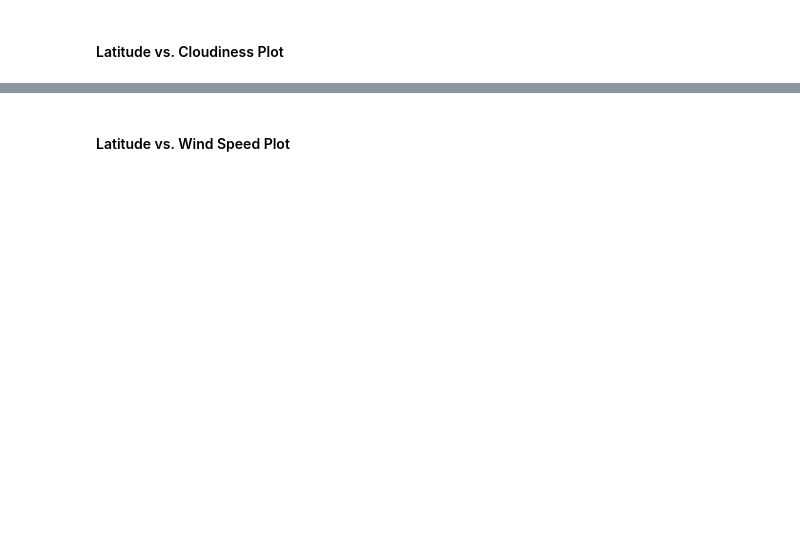
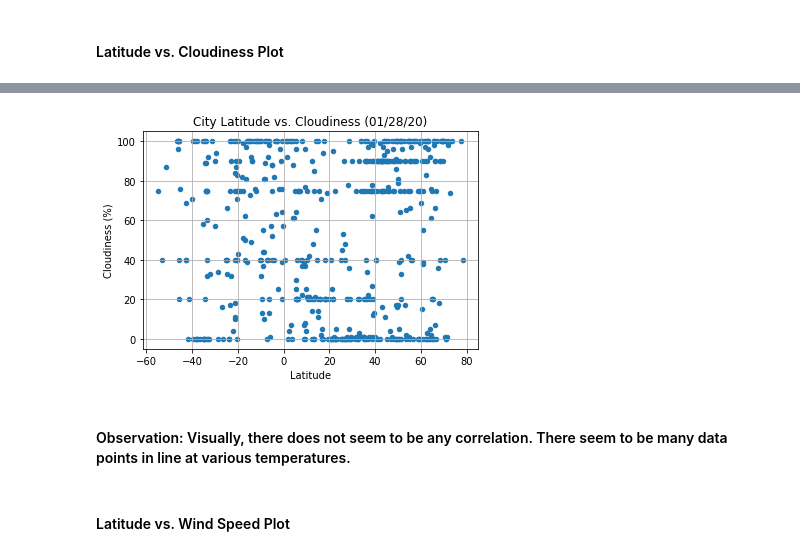
Before and after one commit to arosner92/python-api-challenge, a Jupyter notebook: WeatherPy/WeatherPy.ipynb, the cells around one changed output, grey strips where cells are left out. Drawn from its saved outputs; the diff is of its cells as text; code cells hidden in the pictures; blank space fills up the shorter version.

```diff
--- a/WeatherPy/WeatherPy.ipynb
+++ b/WeatherPy/WeatherPy.ipynb
@@ -131,2 +191,12 @@ dtype: int64
+# %%
+# Plot using Pandas dataframe and export to PNG
+ax = df.plot(x='Lat', y='Cloudiness', kind='scatter', title=f'City Latitude vs. Cloudiness ({today})', grid=True)
+ax.set_xlabel('Latitude')
+ax.set_ylabel('Cloudiness (%)')
+plt.savefig('../output_data/lat-cloud')
+# %% [output]
+[figure, added]
+# %% [markdown]
+#### Observation: Visually, there does not seem to be any correlation. There seem to be many data points in line at various temperatures.
 # %% [markdown]
 #### Latitude vs. Wind Speed Plot
```
Also changed, not shown: parts of 45 cells of this notebook, 20 other files.
